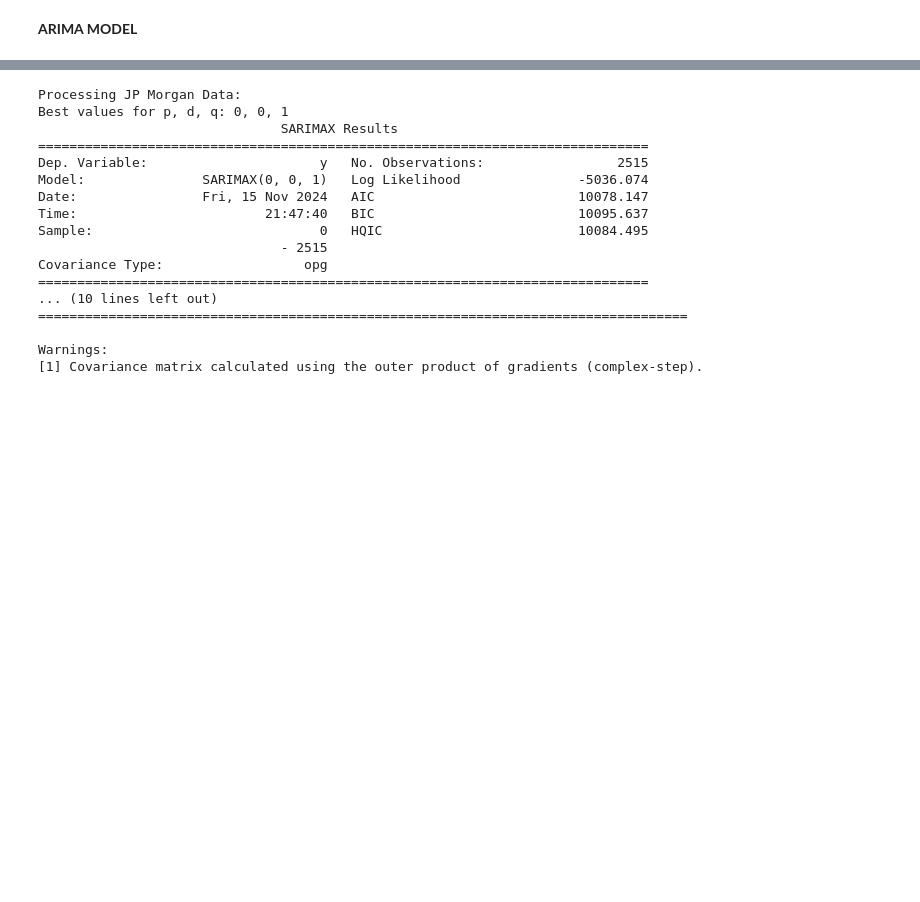
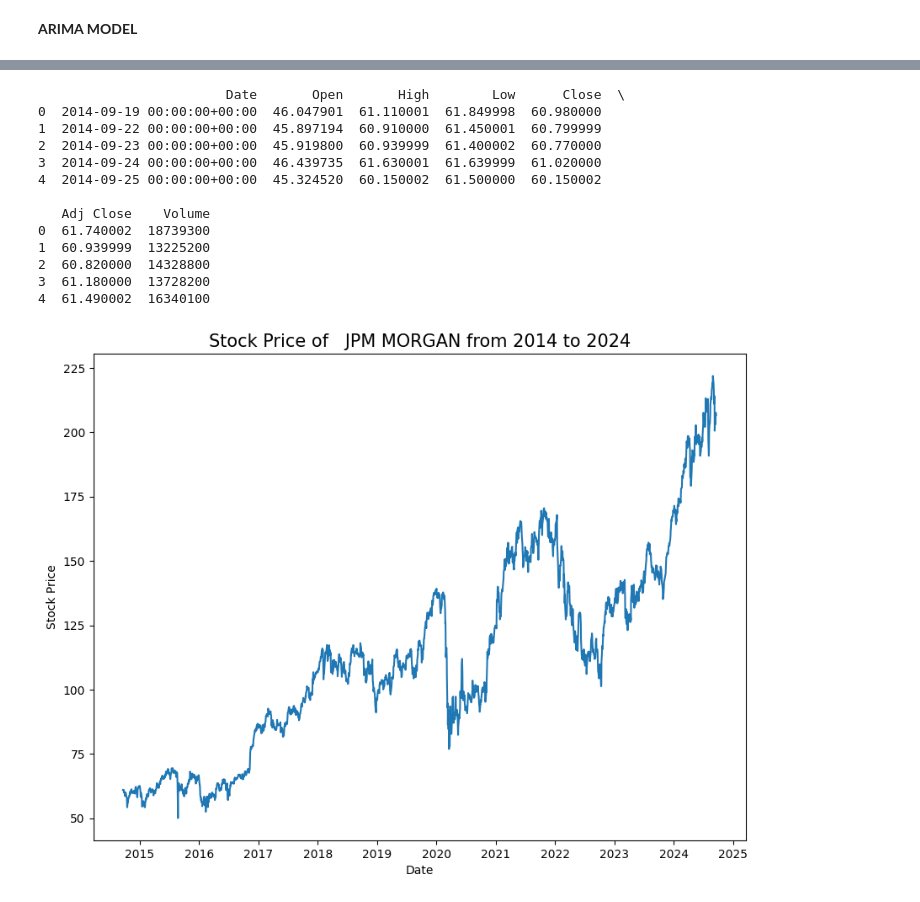
Before and after one commit to Bineethmathew/project_stock, a Jupyter notebook: projectfinalcode.ipynb, the cells around one changed output, grey strips where cells are left out. Cells and saved outputs as stored; diff of their text form; code cells hidden in the pictures; blank space fills up the shorter version.

```diff
--- a/projectfinalcode.ipynb
+++ b/projectfinalcode.ipynb
@@ -1404,22 +1152,41 @@ Warnings:
-# %%
-print("\nProcessing JP Morgan Data:")
-
-best_p_jpm, best_d_jpm, best_q_jpm, jpm_arima_model = find_best_arima_model(jpm_diff_data)
-# %% [output]
-Processing JP Morgan Data:
-Best values for p, d, q: 0, 0, 1
-                               SARIMAX Results
-==============================================================================
-Dep. Variable:                      y   No. Observations:                 2515
-Model:               SARIMAX(0, 0, 1)   Log Likelihood               -5036.074
-Date:                Fri, 15 Nov 2024   AIC                          10078.147
-Time:                        21:47:40   BIC                          10095.637
-Sample:                             0   HQIC                         10084.495
-                               - 2515
-Covariance Type:                  opg
-==============================================================================
-... (10 lines left out)
-===================================================================================
-
-Warnings:
-[1] Covariance matrix calculated using the outer product of gradients (complex-step).
+# %%
+# Provide the raw GitHub URL
+csv_url = 'https://raw.githubusercontent.com/Bineethmathew/project_stock/main/jpm.csv'
+
+# Read the CSV directly from GitHub
+data = pd.read_csv(csv_url)
+
+# Display the first few rows
+print(data.head())
+# Convert the 'Date' column to datetime format
+data['Date'] = pd.to_datetime(data['Date'])
+
+# Create a copy of the DataFrame
+df = data.copy()
+
+# Set 'Date' column as the index
+df.set_index('Date', inplace=True)
+
+# Plot the stock prices over time
+plt.plot(df.index, df['Close'])
+plt.xlabel('Date', size=10)
+plt.ylabel('Stock Price', size=10)
+plt.title('Stock Price of   JPM MORGAN from 2014 to 2024', size=15)
+
+# Display the plot
+plt.show()
+# %% [output]
+                        Date       Open       High        Low      Close  \
+0  2014-09-19 00:00:00+00:00  46.047901  61.110001  61.849998  60.980000
+1  2014-09-22 00:00:00+00:00  45.897194  60.910000  61.450001  60.799999
+2  2014-09-23 00:00:00+00:00  45.919800  60.939999  61.400002  60.770000
+3  2014-09-24 00:00:00+00:00  46.439735  61.630001  61.639999  61.020000
+4  2014-09-25 00:00:00+00:00  45.324520  60.150002  61.500000  60.150002
+
+   Adj Close    Volume
+0  61.740002  18739300
+1  60.939999  13225200
+2  60.820000  14328800
+3  61.180000  13728200
+4  61.490002  16340100
+[figure, added]
```
Also changed, not shown: parts of 43 cells of this notebook.
